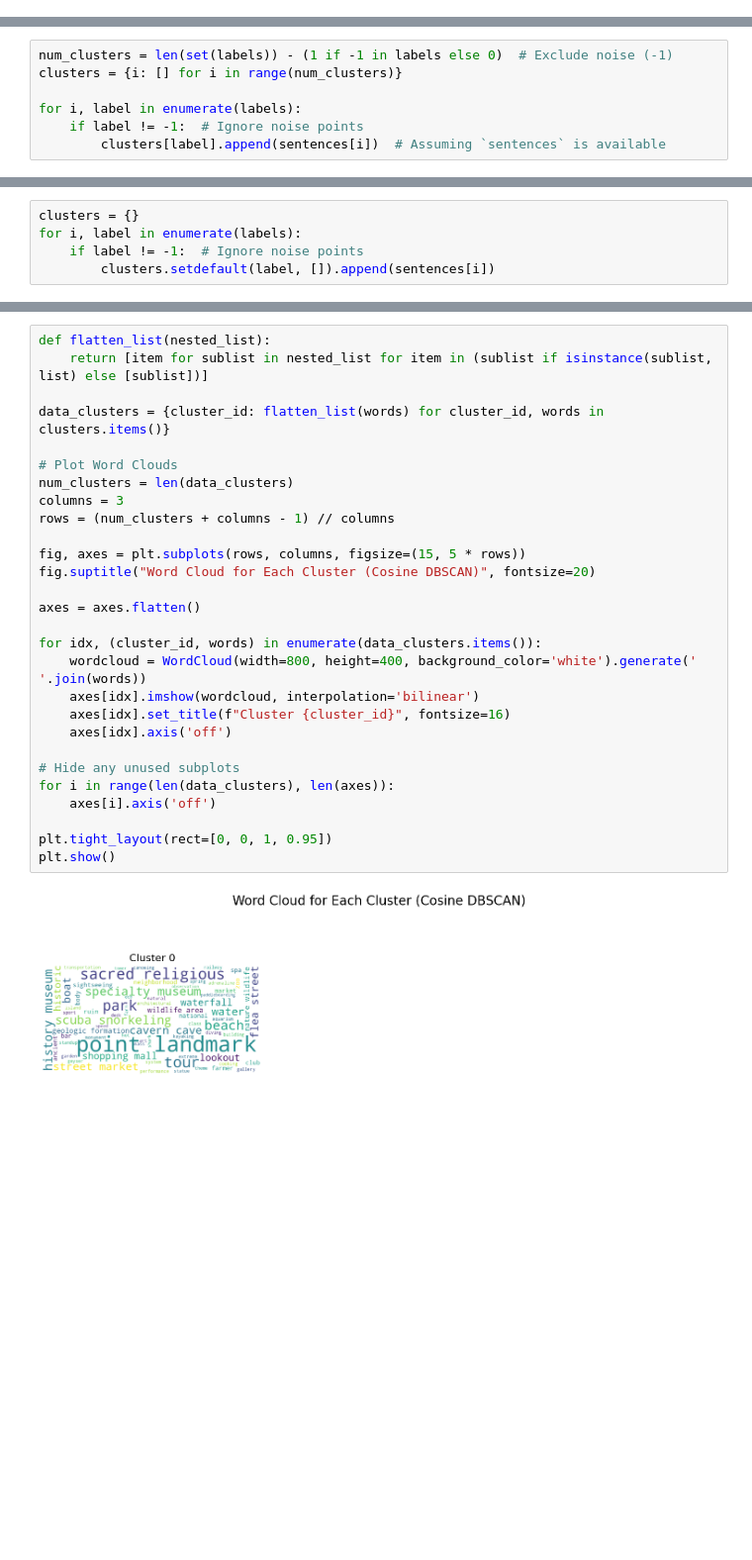
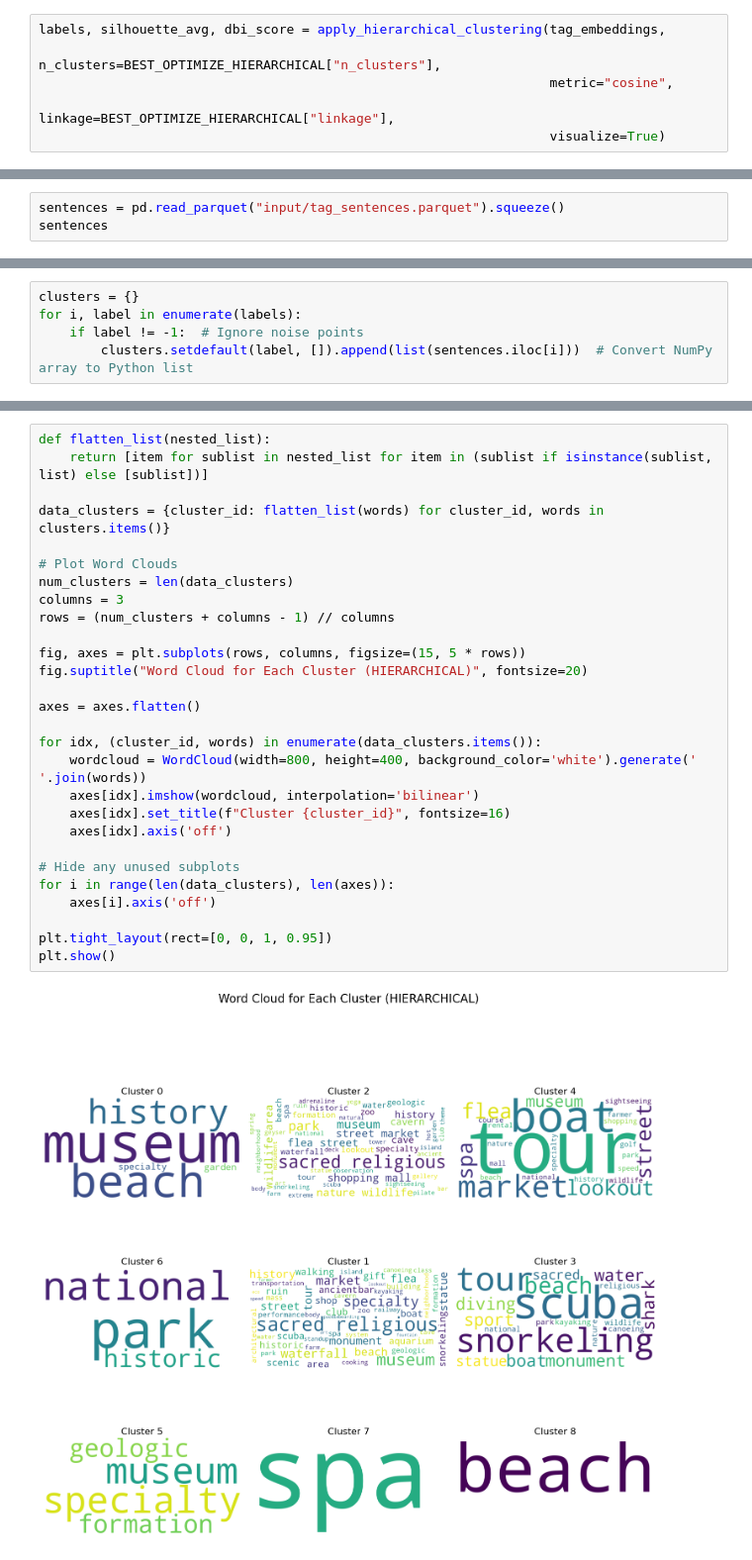
Before and after one commit to S09Z/IS_Project_Thailand_Tourism_Recommendation, a Jupyter notebook: app/frontend/clustering_experiment/expr_6-Word2Vec&TF-IDF_Hierarchical.ipynb, the cells around one changed output, grey strips where cells are left out. Shown: that part at 99% size. Drawn from its saved outputs; the diff is of its cells as text; blank space fills up the shorter version.

Commit message:
update script HIERARCHICAL

```diff
--- a/app/frontend/clustering_experiment/expr_6-Word2Vec&TF-IDF_Hierarchical.ipynb
+++ b/app/frontend/clustering_experiment/expr_6-Word2Vec&TF-IDF_Hierarchical.ipynb
@@ -224,0 +232,6 @@ KeyError: -1
+# %%
+labels, silhouette_avg, dbi_score = apply_hierarchical_clustering(tag_embeddings,
+                                                                  n_clusters=BEST_OPTIMIZE_HIERARCHICAL["n_clusters"],
+                                                                  metric="cosine",
+                                                                  linkage=BEST_OPTIMIZE_HIERARCHICAL["linkage"],
+                                                                  visualize=True)
@@ -224,0 +243,3 @@ KeyError: -1
+# %%
+sentences = pd.read_parquet("input/tag_sentences.parquet").squeeze()
+sentences
@@ -225,7 +270,5 @@ KeyError: -1
 # %%
-num_clusters = len(set(labels)) - (1 if -1 in labels else 0)  # Exclude noise (-1)
-clusters = {i: [] for i in range(num_clusters)}
-
+clusters = {}
 for i, label in enumerate(labels):
     if label != -1:  # Ignore noise points
-        clusters[label].append(sentences[i])  # Assuming `sentences` is available
+        clusters.setdefault(label, []).append(list(sentences.iloc[i]))  # Convert NumPy array to Python list
@@ -236,8 +275,3 @@ num_clusters
-# %%
-clusters = {}
-for i, label in enumerate(labels):
-    if label != -1:  # Ignore noise points
-        clusters.setdefault(label, []).append(sentences[i])
 # %%
 clusters
 # %% [output]
@@ -261,30 +295,30 @@ clusters
 # %%
 def flatten_list(nested_list):
     return [item for sublist in nested_list for item in (sublist if isinstance(sublist, list) else [sublist])]
 
 data_clusters = {cluster_id: flatten_list(words) for cluster_id, words in clusters.items()}
 
 # Plot Word Clouds
 num_clusters = len(data_clusters)
 columns = 3
 rows = (num_clusters + columns - 1) // columns
 
 fig, axes = plt.subplots(rows, columns, figsize=(15, 5 * rows))
-fig.suptitle("Word Cloud for Each Cluster (Cosine DBSCAN)", fontsize=20)
+fig.suptitle("Word Cloud for Each Cluster (HIERARCHICAL)", fontsize=20)
 
 axes = axes.flatten()
 
 for idx, (cluster_id, words) in enumerate(data_clusters.items()):
     wordcloud = WordCloud(width=800, height=400, background_color='white').generate(' '.join(words))
     axes[idx].imshow(wordcloud, interpolation='bilinear')
     axes[idx].set_title(f"Cluster {cluster_id}", fontsize=16)
     axes[idx].axis('off')
 
 # Hide any unused subplots
 for i in range(len(data_clusters), len(axes)):
     axes[i].axis('off')
 
 plt.tight_layout(rect=[0, 0, 1, 0.95])
 plt.show()
 # %% [output]
-[figure, old version]
+[figure, new version]
```
Also changed, not shown: parts of 30 cells of this notebook, 4 other files.
